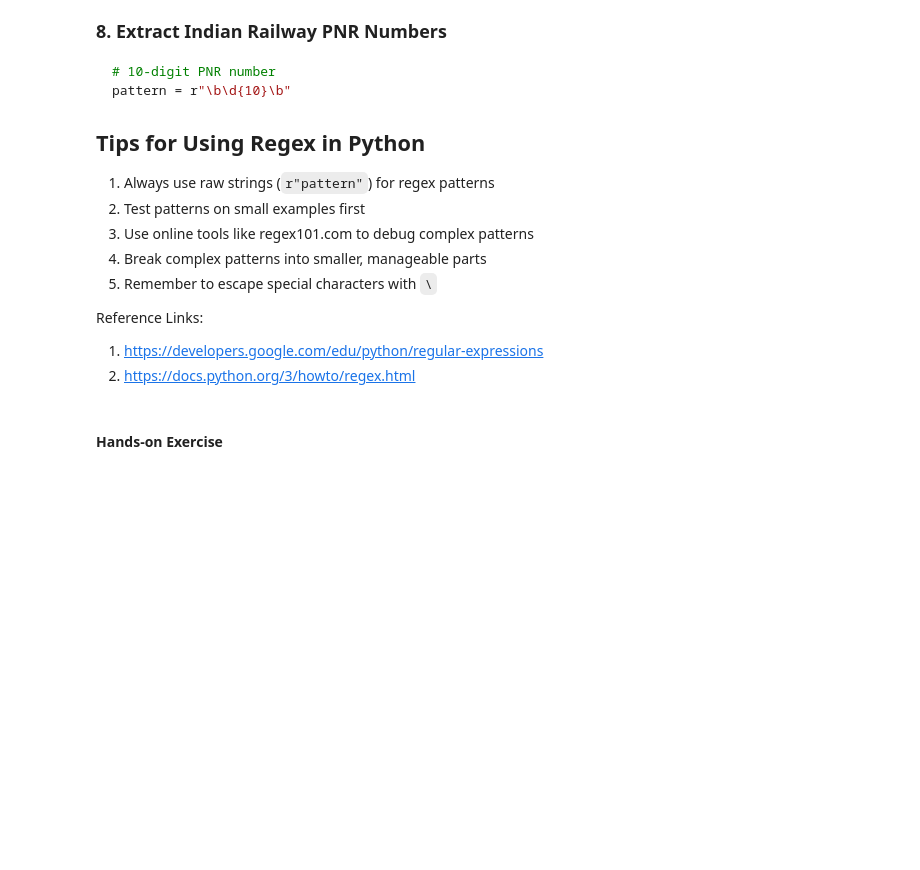
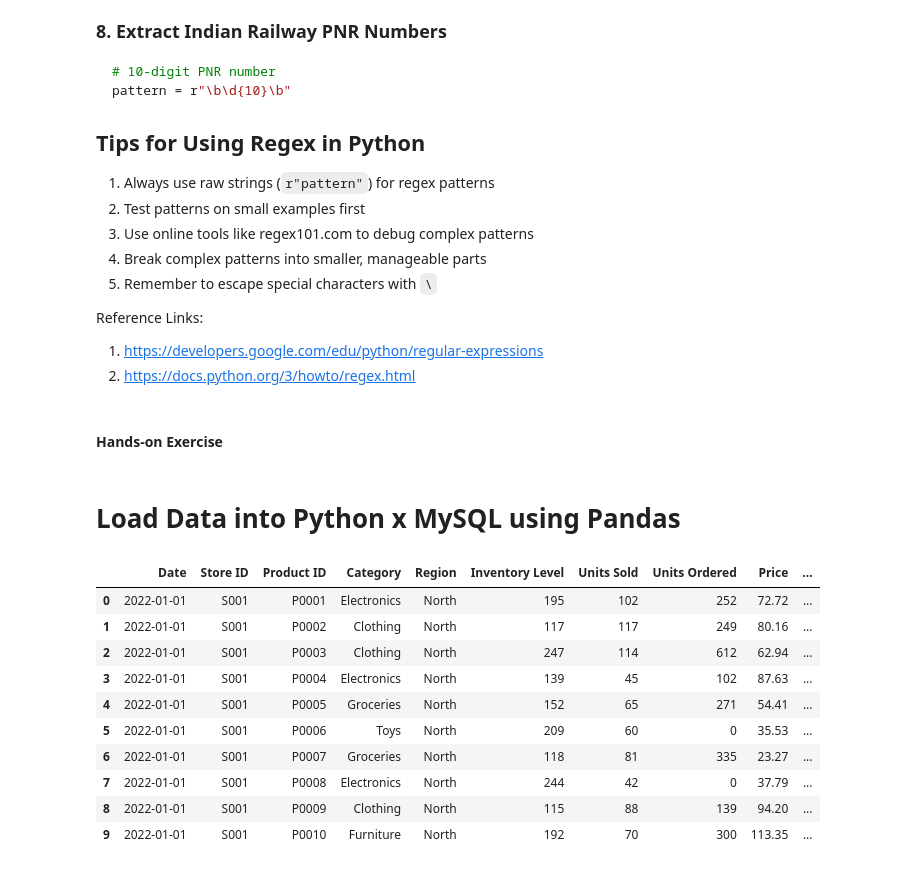
Before and after one commit to Infant-Joshva/Data-Science-learning-path, a Jupyter notebook: Practice Colab.ipynb, the cells around one changed output. Drawn from its saved outputs; the diff is of its cells as text; code cells hidden in the pictures; blank space fills up the shorter version.

```diff
--- a/Practice Colab.ipynb
+++ b/Practice Colab.ipynb
@@ -4052,3 +4052,5 @@ Reference Links:
 2. https://docs.python.org/3/howto/regex.html
 # %% [markdown]
 #### Hands-on Exercise
+# %% [markdown]
+# Load Data into Python x MySQL using Pandas
@@ -4054,0 +4059,16 @@ Reference Links:
+# %%
+sales_df = pd.read_csv('/content/sales_data.csv')
+# %%
+sales_df.head(10)
+# %% [output]
+|  | Date | Store ID | Product ID | Category | Region | Inventory Level | Units Sold | Units Ordered | Price | ... |
+| 0 | 2022-01-01 | S001 | P0001 | Electronics | North | 195 | 102 | 252 | 72.72 | ... |
+| 1 | 2022-01-01 | S001 | P0002 | Clothing | North | 117 | 117 | 249 | 80.16 | ... |
+| 2 | 2022-01-01 | S001 | P0003 | Clothing | North | 247 | 114 | 612 | 62.94 | ... |
+| 3 | 2022-01-01 | S001 | P0004 | Electronics | North | 139 | 45 | 102 | 87.63 | ... |
+| 4 | 2022-01-01 | S001 | P0005 | Groceries | North | 152 | 65 | 271 | 54.41 | ... |
+| 5 | 2022-01-01 | S001 | P0006 | Toys | North | 209 | 60 | 0 | 35.53 | ... |
+| 6 | 2022-01-01 | S001 | P0007 | Groceries | North | 118 | 81 | 335 | 23.27 | ... |
+| 7 | 2022-01-01 | S001 | P0008 | Electronics | North | 244 | 42 | 0 | 37.79 | ... |
+| 8 | 2022-01-01 | S001 | P0009 | Clothing | North | 115 | 88 | 139 | 94.20 | ... |
+| 9 | 2022-01-01 | S001 | P0010 | Furniture | North | 192 | 70 | 300 | 113.35 | ... |
```
Also changed, not shown: parts of 30 cells of this notebook.
